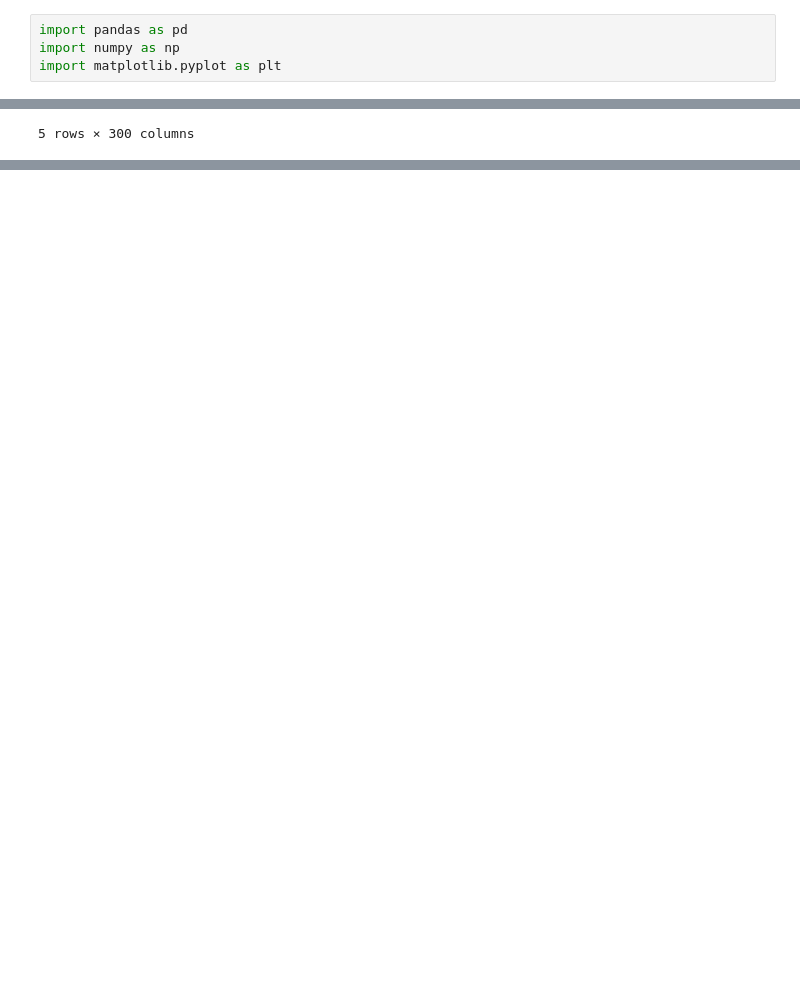
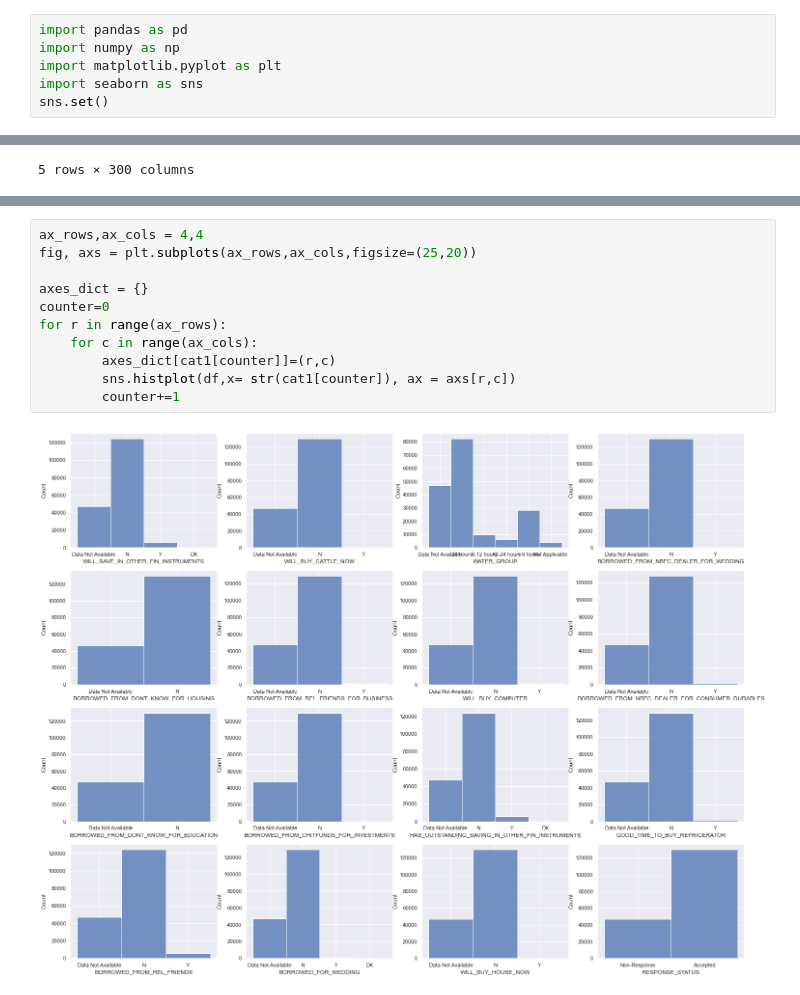
Before and after one commit to parikshitsam/Income-Pyramids, a Jupyter notebook: Aspirational India.ipynb, the cells around one changed output, grey strips where cells are left out. Saved outputs shown, nothing was run; the diff lists cells and outputs as text; blank space fills up the shorter version.

Commit message:
hists of Aspirations
Drew histograms of aspirations dataset to visualize the variables

```diff
--- a/Aspirational India.ipynb
+++ b/Aspirational India.ipynb
@@ -2,6 +2,8 @@
 import pandas as pd
 import numpy as np
 import matplotlib.pyplot as plt
+import seaborn as sns
+sns.set()
 # %%
 path = r"C:\Users\parik\Documents\Data sets\aspirations\drive-download-20220221T055656Z-001\aspirational_india_20210101_20210430_R_csv\aspirational_india_20210101_20210430_R.csv"
 df = pd.read_csv(path)
@@ -56,0 +38,13 @@ df[df['BORROWED_FOR_WEDDING']=='Y']
+# %%
+ax_rows,ax_cols = 4,4
+fig, axs = plt.subplots(ax_rows,ax_cols,figsize=(25,20))
+
+axes_dict = {}
+counter=0
+for r in range(ax_rows):
+    for c in range(ax_cols):
+        axes_dict[cat1[counter]]=(r,c)
+        sns.histplot(df,x= str(cat1[counter]), ax = axs[r,c])
+        counter+=1
+# %% [output]
+[figure, added]
```
Also changed, not shown: parts of 24 cells of this notebook, 1 other file.
